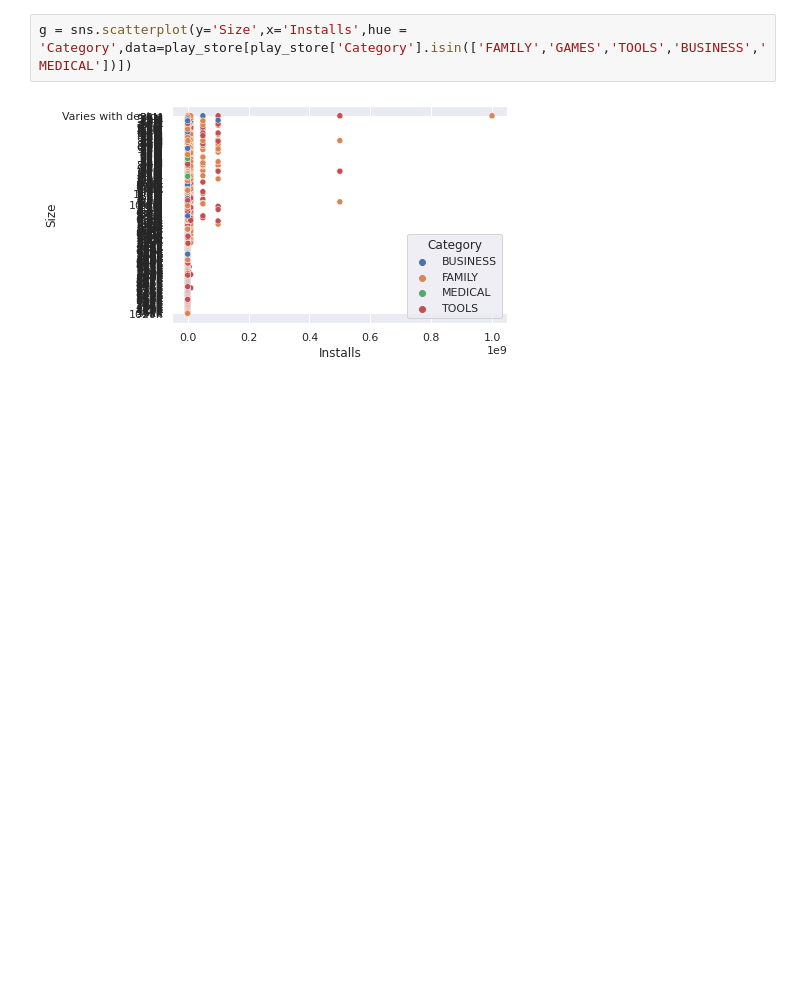
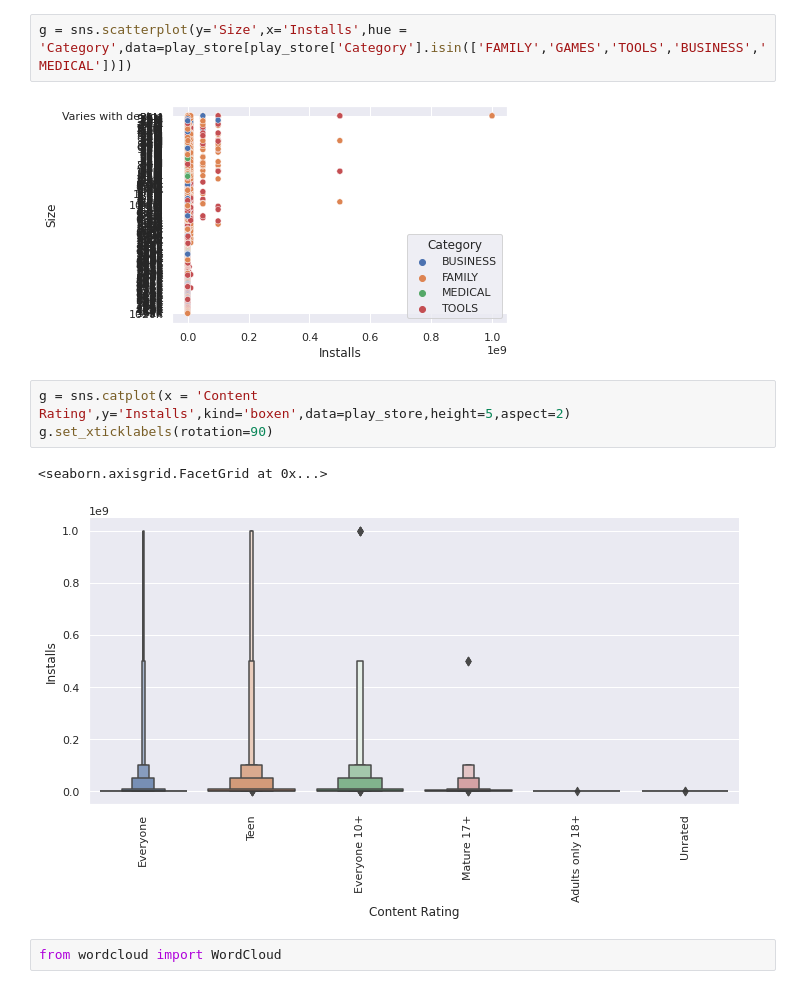
Before and after one commit to sanjaymkr/Google_Play_Store_Data_Analysis, a Jupyter notebook: Sanjay_Kumar_Google_Play_Store_Review.ipynb, the cells around one changed output. Drawn from its saved outputs; the diff is of its cells as text; blank space fills up the shorter version.

```diff
--- a/Sanjay_Kumar_Google_Play_Store_Review.ipynb
+++ b/Sanjay_Kumar_Google_Play_Store_Review.ipynb
@@ -526,3 +526,11 @@ It will be interesting to see if size is also one of the factors for installs, b
 g = sns.scatterplot(y='Size',x='Installs',hue = 'Category',data=play_store[play_store['Category'].isin(['FAMILY','GAMES','TOOLS','BUSINESS','MEDICAL'])])
 # %% [output]
 [figure]
+# %%
+g = sns.catplot(x = 'Content Rating',y='Installs',kind='boxen',data=play_store,height=5,aspect=2)
+g.set_xticklabels(rotation=90)
+# %% [output]
+<seaborn.axisgrid.FacetGrid at 0x...>
+[figure, added]
+# %%
+from wordcloud import WordCloud
```
Also changed, not shown: parts of 12 cells of this notebook.
